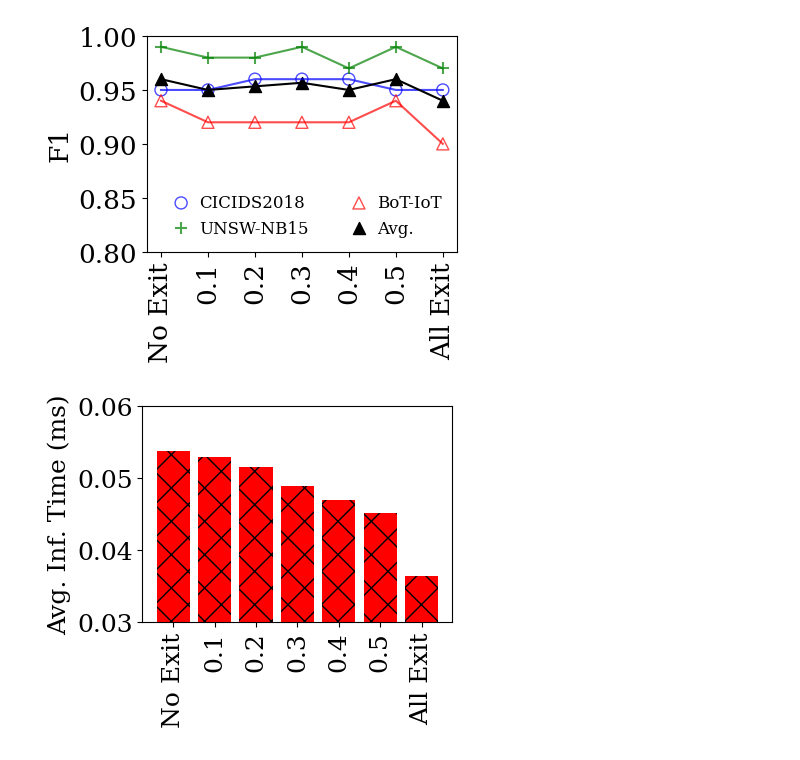
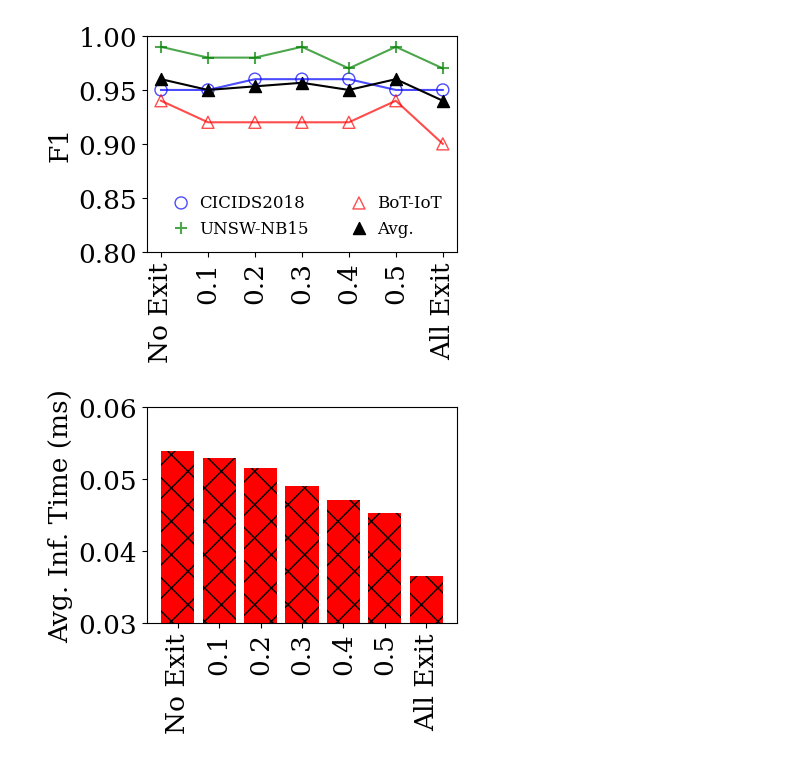
Before and after one commit to LucasSotomaiorAPereira/pibic-25-26, a Jupyter notebook: versao_artigo/f1_display.ipynb, the cells around one changed output. Saved outputs shown, nothing was run; the diff lists cells and outputs as text; code cells hidden in the pictures.

```diff
--- a/versao_artigo/f1_display.ipynb
+++ b/versao_artigo/f1_display.ipynb
@@ -58,31 +58,31 @@ plt.show()
 # %%
 inf_time_ms_bot = [0.0570, 0.0570, 0.0553, 0.0506, 0.0495, 0.0491, 0.0366]
 inf_time_ms_cic = [0.0521, 0.0521, 0.0513, 0.049, 0.04801, 0.0457, 0.0366]
 inf_time_ms_unsw = [0.0524, 0.0496, 0.0480, 0.0473, 0.0436, 0.0408, 0.0362]
 
 avg_inf_time_ms = [(a + b + c) / 3 for a, b, c in zip(inf_time_ms_bot, inf_time_ms_cic, inf_time_ms_unsw)]
 
 x_indices = range(len(avg_inf_time_ms))
 
 plt.figure(figsize=(4, 3.5*0.8))
 
 plt.rcParams['font.family'] = 'serif'
 
 plt.rcParams['font.serif'] = ['Times New Roman'] + plt.rcParams['font.serif']
 
-plt.rcParams.update({'font.size': 18})
+plt.rcParams.update({'font.size': 19})
 
 plt.bar(labels, avg_inf_time_ms, hatch='x', color='red')
 
 plt.xticks(rotation=90)
 
 plt.ylabel('Avg. Inf. Time (ms)')
 
 plt.ylim(0.03, 0.06)
 plt.grid(False)
 
 plt.savefig('graficos/compprocessamento.pdf', bbox_inches='tight', pad_inches=0.02)
 
 plt.show()
 # %% [output]
-[figure, old version]
+[figure, new version]
```
Also changed, not shown: 2 other files.
